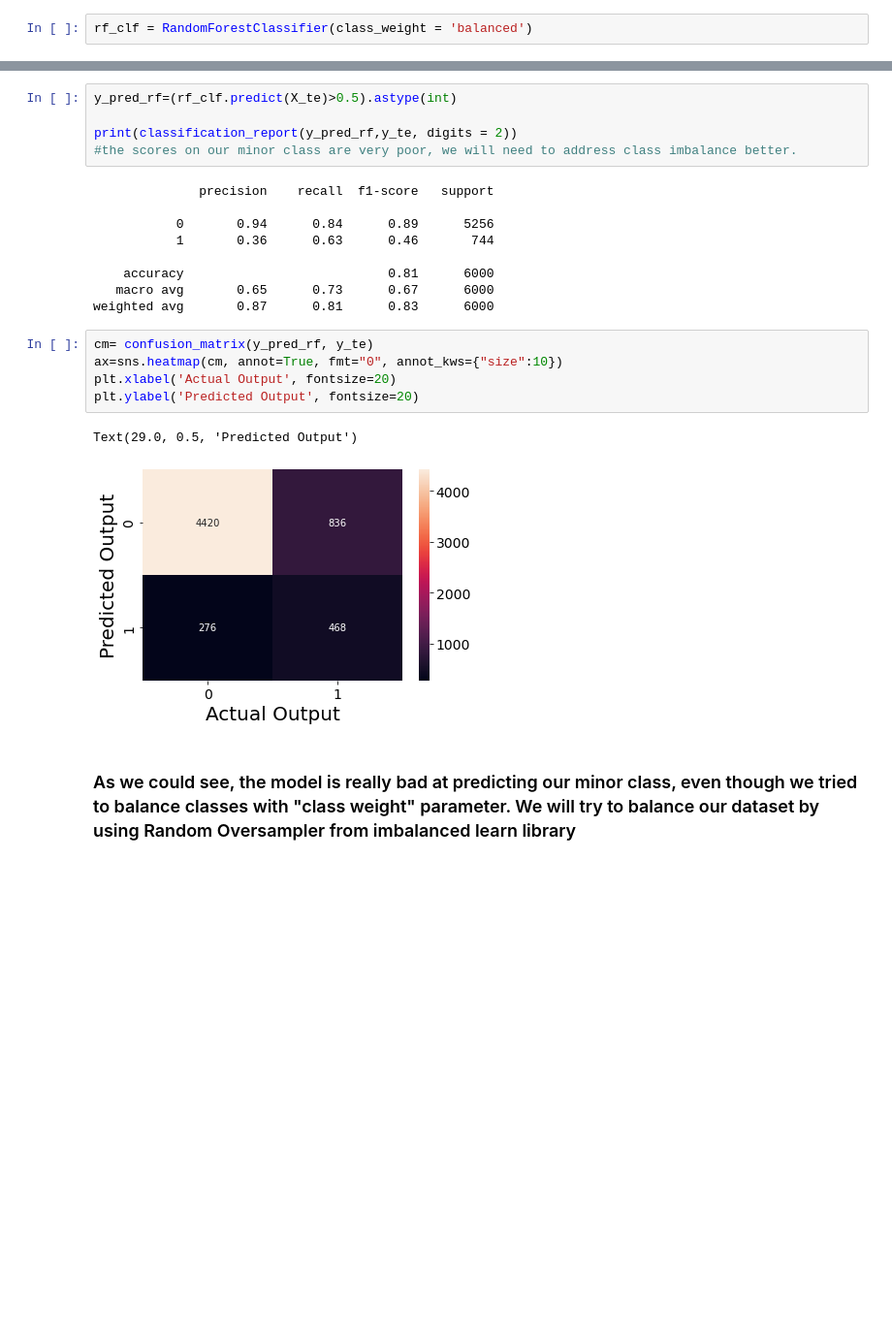
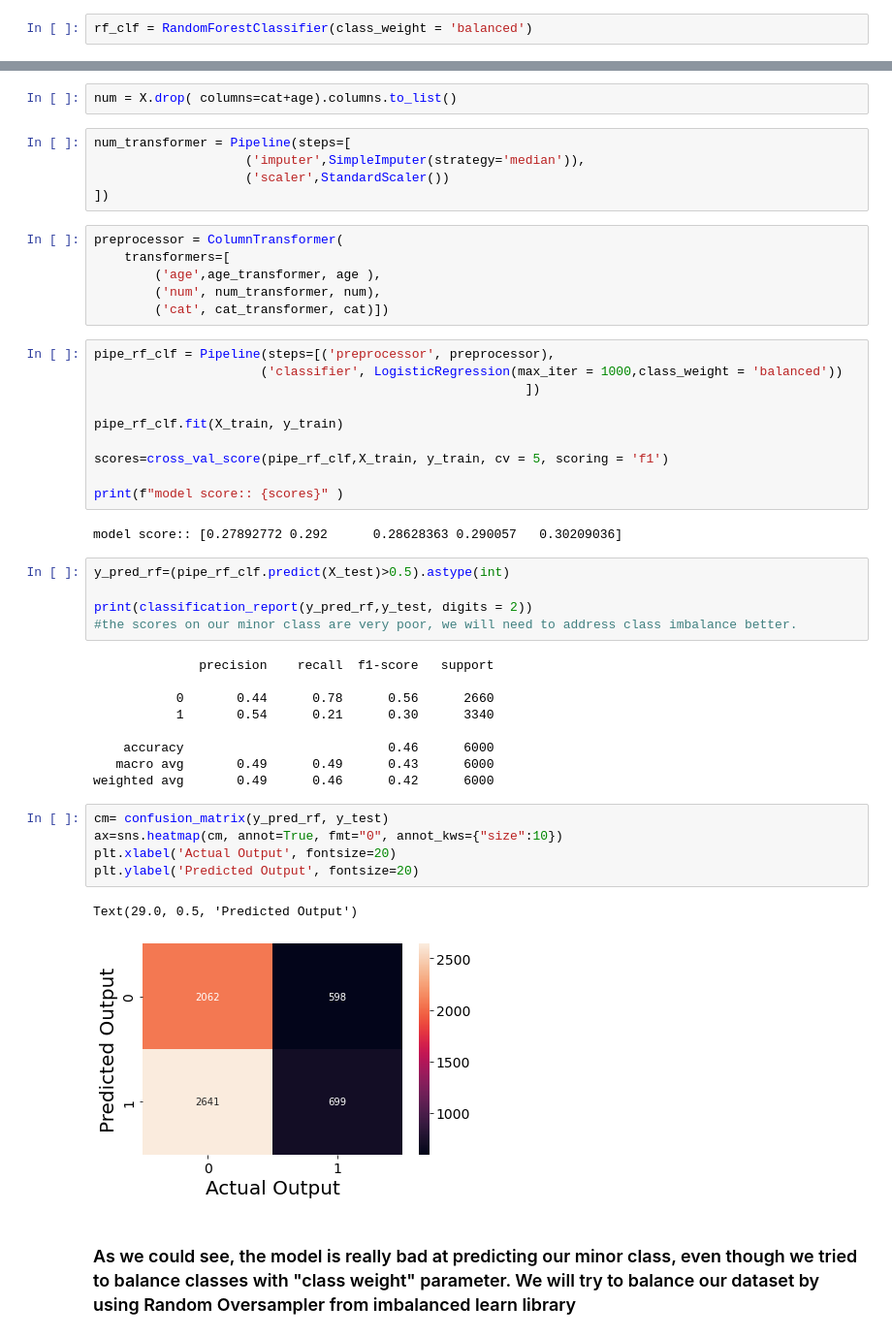
Before and after one commit to Juliana-Yakimchuk/Classif_Credit_Card, a Jupyter notebook: CC_Classification.ipynb, the cells around one changed output, grey strips where cells are left out. Shown: that part at 97% size. Drawn from its saved outputs; the diff is of its cells as text; blank space fills up the shorter version.

Commit message:
added Logistic Regression and feature engineering

```diff
--- a/CC_Classification.ipynb
+++ b/CC_Classification.ipynb
@@ -231,25 +527,50 @@ array([0.43776824, 0.43611794, 0.43679599, 0.49423194, 0.44430538])
+# %%
+num = X.drop( columns=cat+age).columns.to_list()
+# %%
+num_transformer = Pipeline(steps=[
+                    ('imputer',SimpleImputer(strategy='median')),
+                    ('scaler',StandardScaler())
+])
+# %%
+preprocessor = ColumnTransformer(
+    transformers=[
+        ('age',age_transformer, age ),
+        ('num', num_transformer, num),
+        ('cat', cat_transformer, cat)])
+# %%
+pipe_rf_clf = Pipeline(steps=[('preprocessor', preprocessor),
+                      ('classifier', LogisticRegression(max_iter = 1000,class_weight = 'balanced'))
+                                                         ])
+
+pipe_rf_clf.fit(X_train, y_train)
+
+scores=cross_val_score(pipe_rf_clf,X_train, y_train, cv = 5, scoring = 'f1')
+
+print(f"model score:: {scores}" )
+# %% [output]
+model score:: [0.27892772 0.292      0.28628363 0.290057   0.30209036]
 # %%
-y_pred_rf=(rf_clf.predict(X_te)>0.5).astype(int)
+y_pred_rf=(pipe_rf_clf.predict(X_test)>0.5).astype(int)
 
-print(classification_report(y_pred_rf,y_te, digits = 2))
+print(classification_report(y_pred_rf,y_test, digits = 2))
 #the scores on our minor class are very poor, we will need to address class imbalance better.
 # %% [output]
               precision    recall  f1-score   support
 
-           0       0.94      0.84      0.89      5256
-           1       0.36      0.63      0.46       744
+           0       0.44      0.78      0.56      2660
+           1       0.54      0.21      0.30      3340
 
-    accuracy                           0.81      6000
-   macro avg       0.65      0.73      0.67      6000
-weighted avg       0.87      0.81      0.83      6000
+    accuracy                           0.46      6000
+   macro avg       0.49      0.49      0.43      6000
+weighted avg       0.49      0.46      0.42      6000
 # %%
-cm= confusion_matrix(y_pred_rf, y_te)
+cm= confusion_matrix(y_pred_rf, y_test)
 ax=sns.heatmap(cm, annot=True, fmt="0", annot_kws={"size":10})
 plt.xlabel('Actual Output', fontsize=20)
 plt.ylabel('Predicted Output', fontsize=20)
 # %% [output]
 Text(29.0, 0.5, 'Predicted Output')
-[figure, old version]
+[figure, new version]
 # %% [markdown]
 ### As we could see, the model is really bad at predicting our minor class, even though we tried to balance classes with "class weight" parameter. We will try to balance our dataset by using Random Oversampler from imbalanced learn library
 # %%
```
Also changed, not shown: parts of 77 cells of this notebook.
